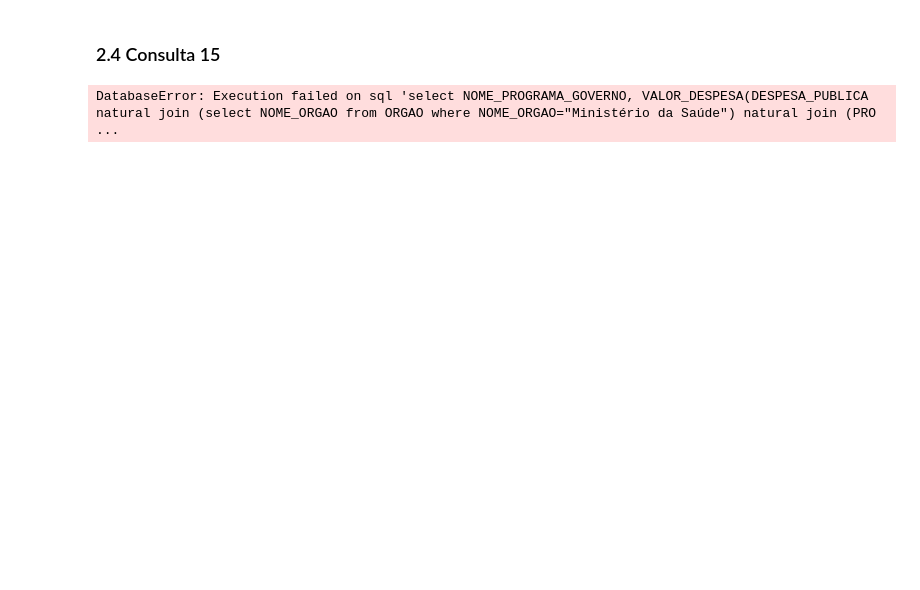
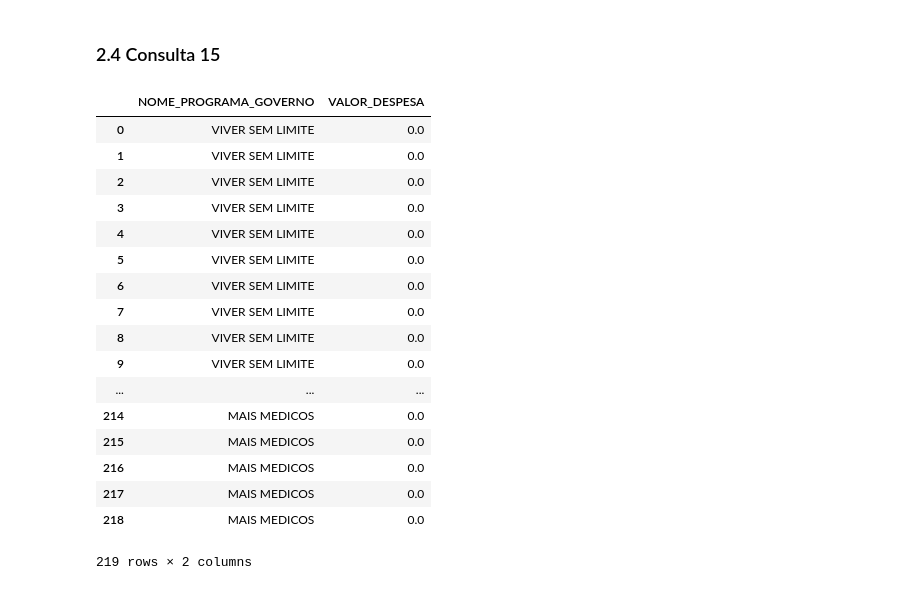
Before and after one commit to brenomatos/tp1-ibd, a Jupyter notebook: Breno.ipynb, the cells around one changed output. Drawn from its saved outputs; the diff is of its cells as text; code cells hidden in the pictures; blank space fills up the shorter version.

```diff
--- a/Breno.ipynb
+++ b/Breno.ipynb
@@ -223,10 +162,30 @@ df
 # %% [markdown]
 ### 2.4 Consulta 15
 # %%
-query = 'select NOME_PROGRAMA_GOVERNO, VALOR_DESPESA(DESPESA_PUBLICA natural join (select NOME_ORGAO from ORGAO where NOME_ORGAO="Ministério da Saúde") natural join (PROGRAMA_GOVERNO))'
+query = '''select NOME_PROGRAMA_GOVERNO,VALOR_DESPESA from
+            ((DESPESA_PUBLICA natural join
+            (select * from ORGAO where NOME_ORGAO ="Ministério da Saúde")) natural join
+            PROGRAMA_GOVERNO)'''
 df = pd.read_sql_query(query,conn)
 df
 # %% [output]
+|  | NOME_PROGRAMA_GOVERNO | VALOR_DESPESA |
+| 0 | VIVER SEM LIMITE | 0.0 |
+| 1 | VIVER SEM LIMITE | 0.0 |
+| 2 | VIVER SEM LIMITE | 0.0 |
+| 3 | VIVER SEM LIMITE | 0.0 |
+| 4 | VIVER SEM LIMITE | 0.0 |
+| 5 | VIVER SEM LIMITE | 0.0 |
+| 6 | VIVER SEM LIMITE | 0.0 |
+| 7 | VIVER SEM LIMITE | 0.0 |
+| 8 | VIVER SEM LIMITE | 0.0 |
+| 9 | VIVER SEM LIMITE | 0.0 |
+| ... | ... | ... |
+| 214 | MAIS MEDICOS | 0.0 |
+| 215 | MAIS MEDICOS | 0.0 |
+| 216 | MAIS MEDICOS | 0.0 |
+| 217 | MAIS MEDICOS | 0.0 |
+| 218 | MAIS MEDICOS | 0.0 |
-DatabaseError: Execution failed on sql 'select NOME_PROGRAMA_GOVERNO, VALOR_DESPESA(DESPESA_PUBLICA natural join (select NOME_ORGAO from ORGAO where NOME_ORGAO="Ministério da Saúde") natural join (PRO ...
+219 rows × 2 columns
 # %%
 conn.close()
```
Also changed, not shown: parts of 9 cells of this notebook.
